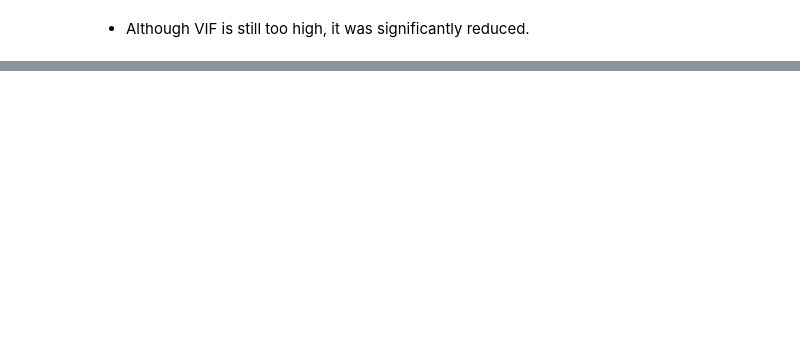
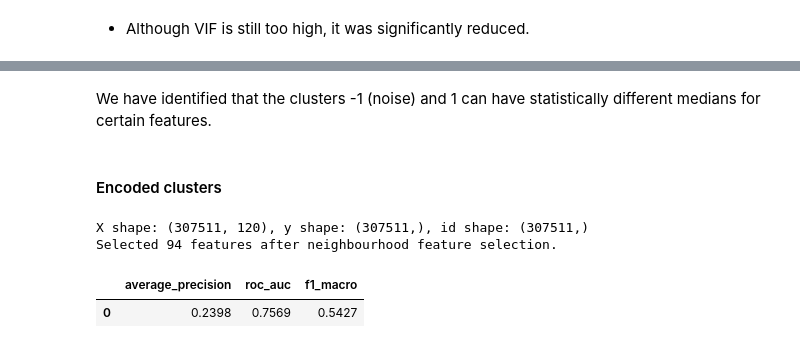
Before and after one commit to Sauciu1/defaulting-risk, a Jupyter notebook: notebooks/nb4_house_parameters.ipynb, the cells around one changed output, grey strips where cells are left out. Saved outputs shown, nothing was run; the diff lists cells and outputs as text; code cells hidden in the pictures; blank space fills up the shorter version.

```diff
--- a/notebooks/nb4_house_parameters.ipynb
+++ b/notebooks/nb4_house_parameters.ipynb
@@ -306,0 +407,10 @@ We firs
+# %%
+importlib.reload(stats_helper)
+wilc_results = stats_helper.wilcoxon_test_within_cluster(
+    X_train.assign(TARGET=app_train.data.TARGET), num_house_features, "Cluster_Label", "TARGET"
+)
+
+
+stats_helper.heatmap_wilcoxon_cluster_results(
+    wilc_results, "Wilcoxon Test p-values by Cluster for TARGET; Bonferroni correction"
+)
@@ -306,0 +421,18 @@ We firs
+# %% [markdown]
+We have identified that the clusters -1 (noise) and 1 can have statistically different medians for certain features.
+# %% [markdown]
+#### Encoded clusters
+# %%
+X_train = app_train.get_X_y_id()[0].copy()
+
+X_train_neigh = cluster_helper.neighbourhood_feature_selection(
+    X_train, labels_train, housing_columns, wilc_results
+)
+# %% [output]
+X shape: (307511, 120), y shape: (307511,), id shape: (307511,)
+Selected 94 features after neighbourhood feature selection.
+# %%
+submissions.cv_lgbm(X_train_neigh, y_train)
+# %% [output]
+|  | average_precision | roc_auc | f1_macro |
+| 0 | 0.2398 | 0.7569 | 0.5427 |
```
Also changed, not shown: parts of 50 cells of this notebook, 5 other files.
